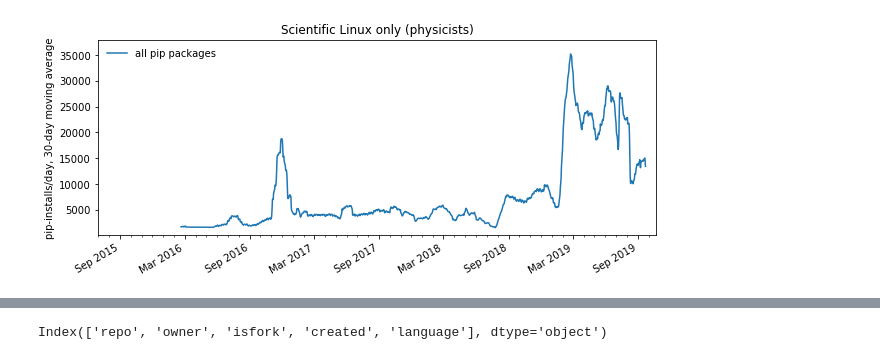
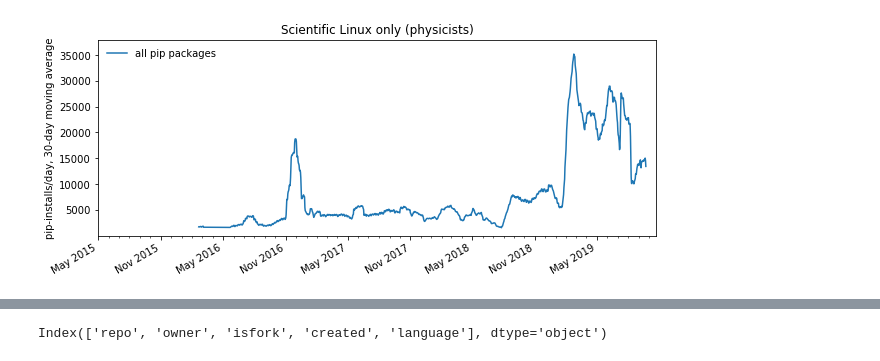
Before and after one commit to jpivarski-talks/2019-10-17-pyhep-awkward, a Jupyter notebook: analysis.ipynb, the cells around one changed output, grey strips where cells are left out. Cells and saved outputs as stored; diff of their text form; code cells hidden in the pictures.

```diff
--- a/analysis.ipynb
+++ b/analysis.ipynb
@@ -49,17 +64,17 @@ plotit(dfsci, 1700, "Scientific Linux only (physicists)", None, dropminuit=True,
 # %%
 ax = dfany.groupby(["date"])["count"].sum().rolling(30).mean().plot(figsize=(10, 4))
 matplotlib.pyplot.title("Scientific Linux only (physicists)")
 matplotlib.pyplot.xlabel("")
 matplotlib.pyplot.ylabel("pip-installs/day, 30-day moving average")
 handles, labels = ax.get_legend_handles_labels()
 ax.legend(["all pip packages"], loc="upper left", frameon=False)
-ax.set_xlim((datetime.date(2015, 7, 1), datetime.date(2019, 10, 22)))
+ax.set_xlim((datetime.date(2015, 5, 1), datetime.date(2019, 10, 22)))
 ax.set_ylim((0.01, 38000))
 ax.xaxis.set_minor_locator(matplotlib.dates.MonthLocator())
 ax.xaxis.set_major_locator(matplotlib.dates.MonthLocator(interval=6))
 ax.xaxis.set_major_formatter(matplotlib.dates.DateFormatter('%b %Y'))
 # %% [output]
-[figure, old version]
+[figure, new version]
 # %%
 plotit(dfos, 3000000, "All Linux", "Linux")
 # %% [output]
```
Also changed, not shown: parts of 8 cells of this notebook, 4 other files.
